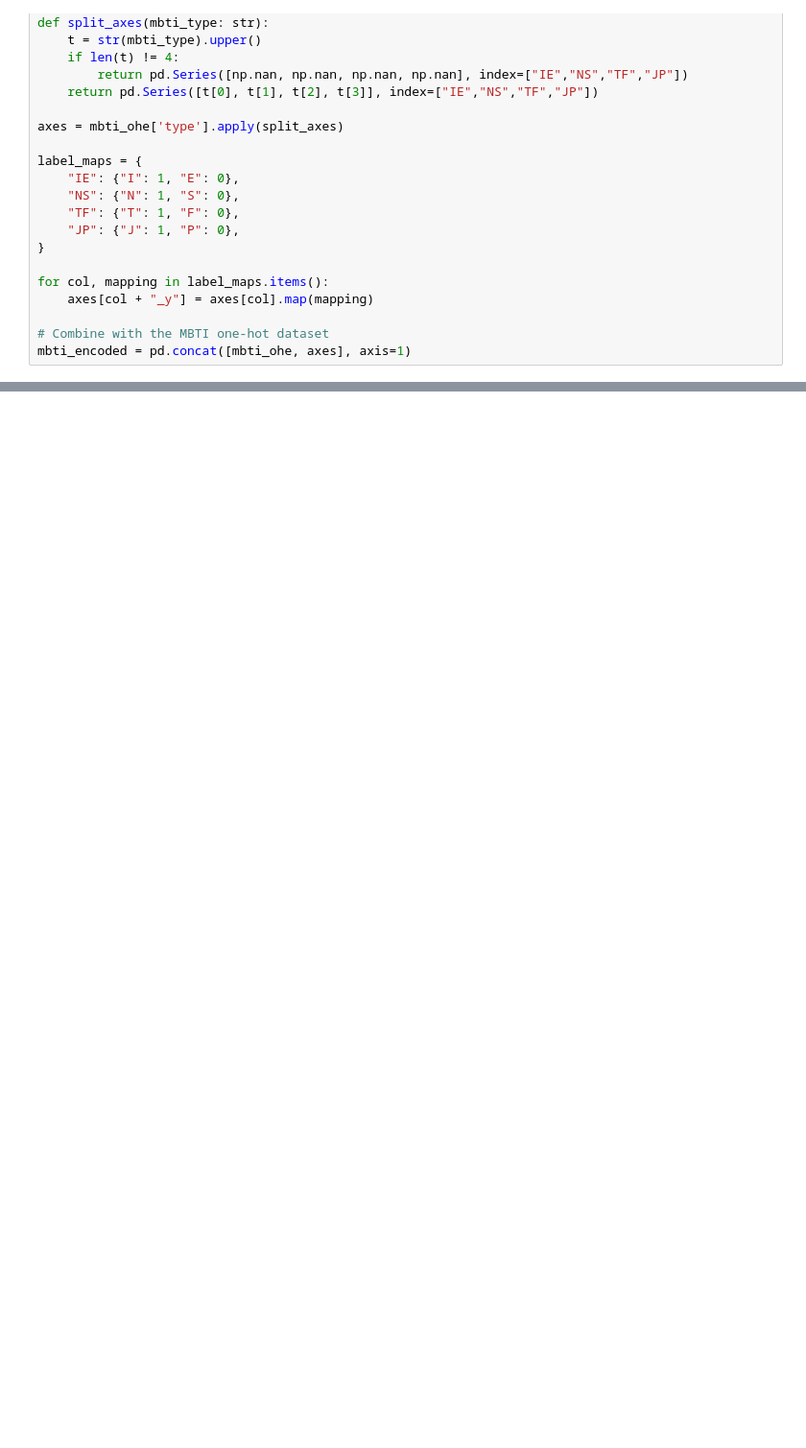
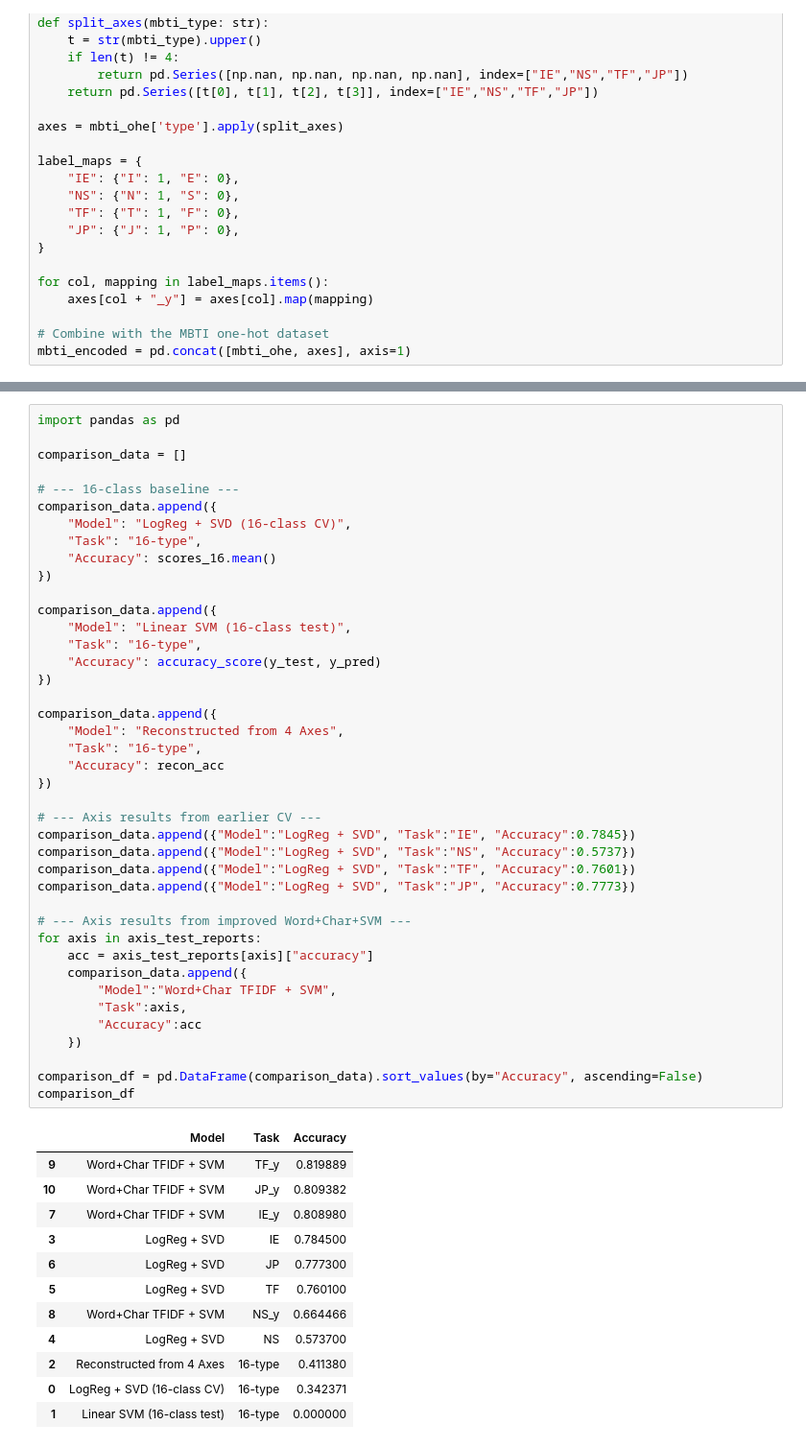
Before and after one commit to Break-Through-Tech-AI-Studio/AI-Project-CariCon-2A, a Jupyter notebook: attempt-2.ipynb, the cells around one changed output, grey strips where cells are left out. Shown at 96% size. Cells and saved outputs as stored; diff of their text form; blank space fills up the shorter version.

```diff
--- a/attempt-2.ipynb
+++ b/attempt-2.ipynb
@@ -374,0 +654,54 @@ Test accuracy: 0.34868232186943793
+# %%
+import pandas as pd
+
+comparison_data = []
+
+# --- 16-class baseline ---
+comparison_data.append({
+    "Model": "LogReg + SVD (16-class CV)",
+    "Task": "16-type",
+    "Accuracy": scores_16.mean()
+})
+
+comparison_data.append({
+    "Model": "Linear SVM (16-class test)",
+    "Task": "16-type",
+    "Accuracy": accuracy_score(y_test, y_pred)
+})
+
+comparison_data.append({
+    "Model": "Reconstructed from 4 Axes",
+    "Task": "16-type",
+    "Accuracy": recon_acc
+})
+
+# --- Axis results from earlier CV ---
+comparison_data.append({"Model":"LogReg + SVD", "Task":"IE", "Accuracy":0.7845})
+comparison_data.append({"Model":"LogReg + SVD", "Task":"NS", "Accuracy":0.5737})
+comparison_data.append({"Model":"LogReg + SVD", "Task":"TF", "Accuracy":0.7601})
+comparison_data.append({"Model":"LogReg + SVD", "Task":"JP", "Accuracy":0.7773})
+
+# --- Axis results from improved Word+Char+SVM ---
+for axis in axis_test_reports:
+    acc = axis_test_reports[axis]["accuracy"]
+    comparison_data.append({
+        "Model":"Word+Char TFIDF + SVM",
+        "Task":axis,
+        "Accuracy":acc
+    })
+
+comparison_df = pd.DataFrame(comparison_data).sort_values(by="Accuracy", ascending=False)
+comparison_df
+# %% [output]
+|  | Model | Task | Accuracy |
+| 9 | Word+Char TFIDF + SVM | TF_y | 0.819889 |
+| 10 | Word+Char TFIDF + SVM | JP_y | 0.809382 |
+| 7 | Word+Char TFIDF + SVM | IE_y | 0.808980 |
+| 3 | LogReg + SVD | IE | 0.784500 |
+| 6 | LogReg + SVD | JP | 0.777300 |
+| 5 | LogReg + SVD | TF | 0.760100 |
+| 8 | Word+Char TFIDF + SVM | NS_y | 0.664466 |
+| 4 | LogReg + SVD | NS | 0.573700 |
+| 2 | Reconstructed from 4 Axes | 16-type | 0.411380 |
+| 0 | LogReg + SVD (16-class CV) | 16-type | 0.342371 |
+| 1 | Linear SVM (16-class test) | 16-type | 0.000000 |
```
Also changed, not shown: parts of 8 cells of this notebook, 5 other files.
